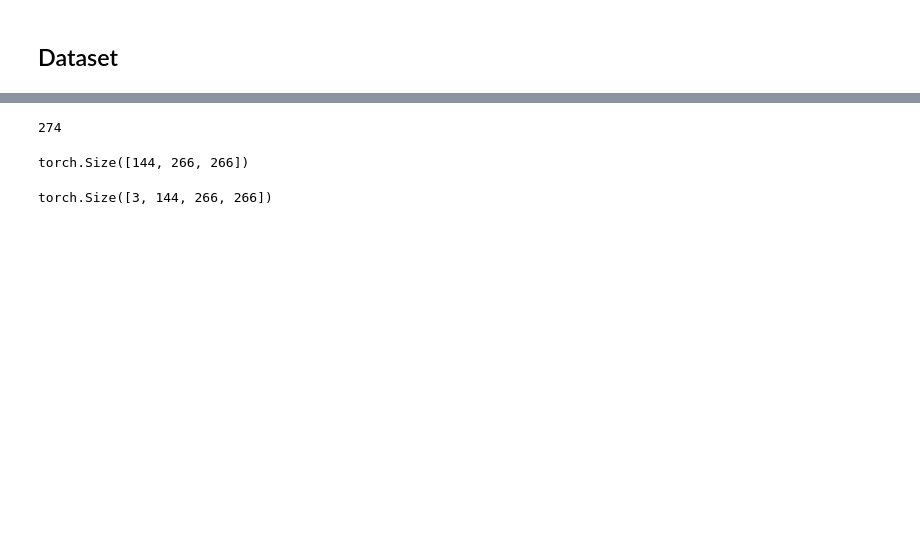
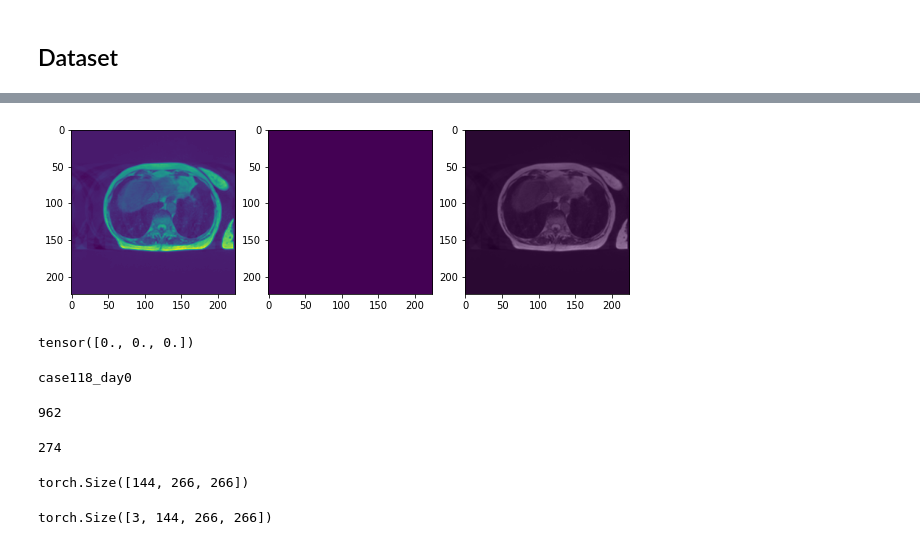
Before and after one commit to donguklim/uw_madison_unet, a Jupyter notebook: train.ipynb, the cells around one changed output, grey strips where cells are left out. Drawn from its saved outputs; the diff is of its cells as text; code cells hidden in the pictures; blank space fills up the shorter version.

```diff
--- a/train.ipynb
+++ b/train.ipynb
@@ -109,0 +283,22 @@ df_train.head(4)
+# %%
+# Show trnsformed image
+resized_slice_num = slice_num * CFG.image_size[2] // len(glob.glob(df_row['image_path'] + f'/slice_*.png'))
+image = subject['scan'][tio.DATA][0][:,:, resized_slice_num -1]
+mask = subject['label'][tio.DATA][:,:,:, resized_slice_num - 1]
+mask[1] *= 2
+mask[2] *= 3
+mask_sum = mask.sum(axis=0)
+fig, ax = plt.subplots(1,3,figsize=(10,6))
+ax[0].imshow(image)
+ax[1].imshow(mask_sum)
+ax[2].imshow(image,'gray')
+ax[2].imshow(mask_sum, alpha=0.5)
+plt.show()
+mask.sum(axis=(1,2))
+# %% [output]
+[figure, added]
+tensor([0., 0., 0.])
+# %%
+print(subject.case_day)
+# %% [output]
+case118_day0
@@ -110,3 +307,7 @@ df_train.head(4)
+# %%
+mask[2].sum()
+# %% [output]
+962
 # %%
 train_dataset = ImageDataset(df_train)
 # %%
```
Also changed, not shown: parts of 28 cells of this notebook.
